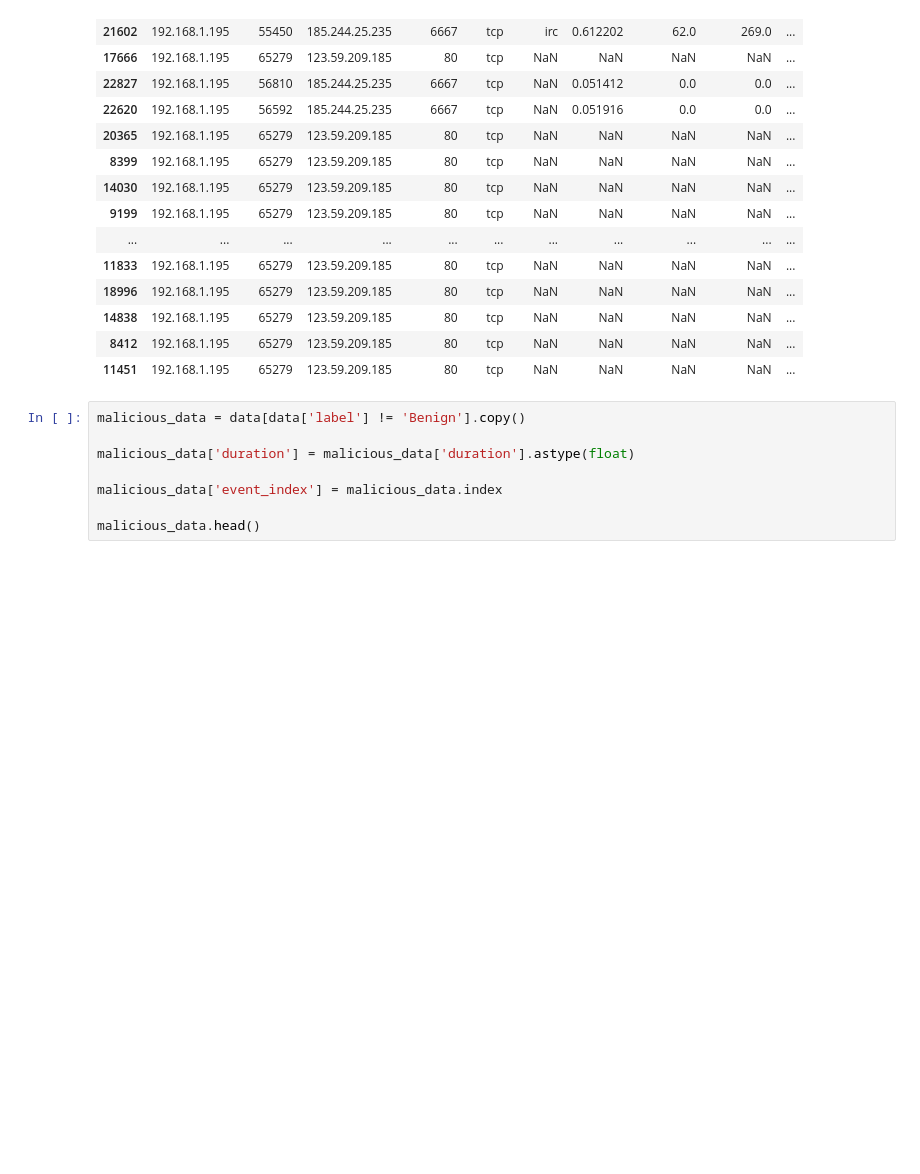
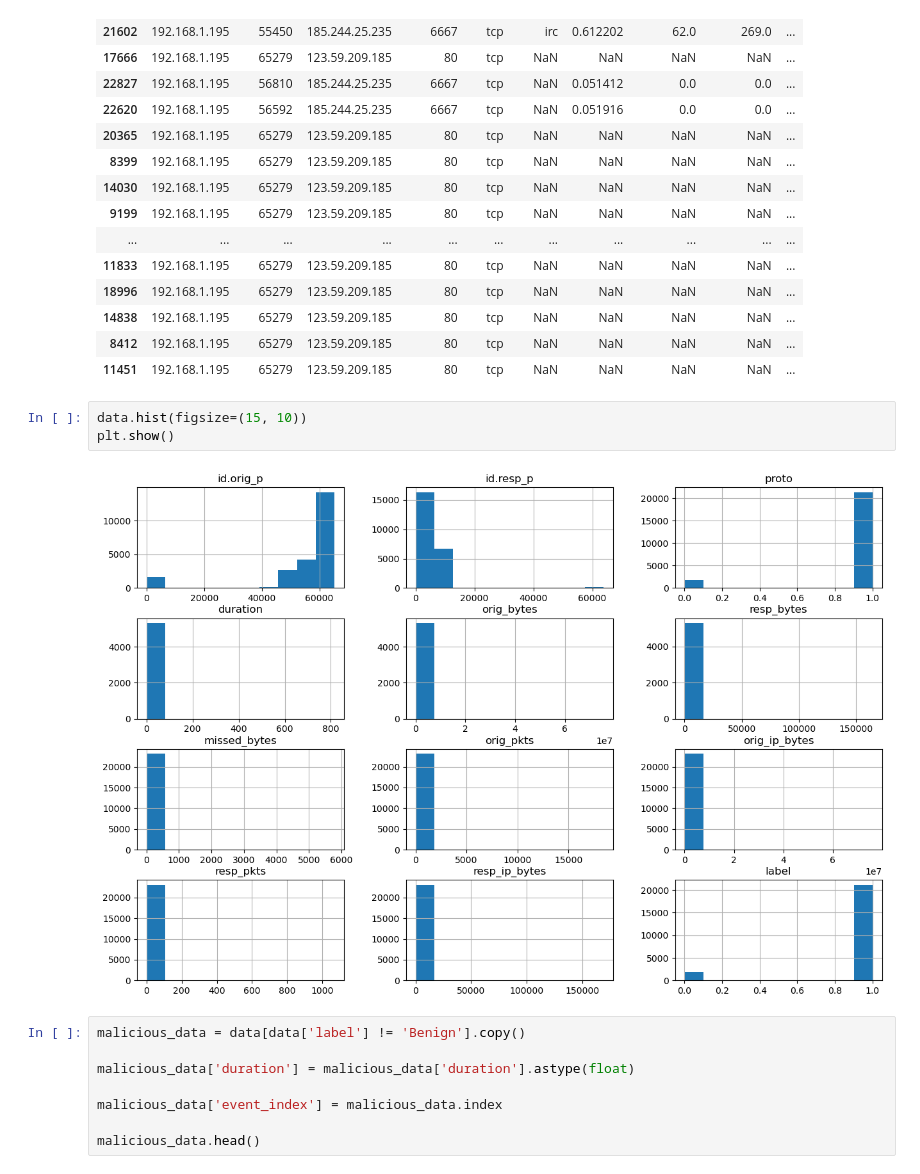
Before and after one commit to sdave777/Internet-of-Things_IDS_Data, a Jupyter notebook: Scratch.ipynb, the cells around one changed output. Cells and saved outputs as stored; diff of their text form; blank space fills up the shorter version.

```diff
--- a/Scratch.ipynb
+++ b/Scratch.ipynb
@@ -27,6 +27,11 @@ data.sample(30)
 | 14838 | 192.168.1.195 | 65279 | 123.59.209.185 | 80 | tcp | NaN | NaN | NaN | NaN | ... |
 | 8412 | 192.168.1.195 | 65279 | 123.59.209.185 | 80 | tcp | NaN | NaN | NaN | NaN | ... |
 | 11451 | 192.168.1.195 | 65279 | 123.59.209.185 | 80 | tcp | NaN | NaN | NaN | NaN | ... |
+# %%
+data.hist(figsize=(15, 10))
+plt.show()
+# %% [output]
+[figure, added]
 # %%
 malicious_data = data[data['label'] != 'Benign'].copy()
 
```
Also changed, not shown: parts of 7 cells of this notebook, 1 other file.
